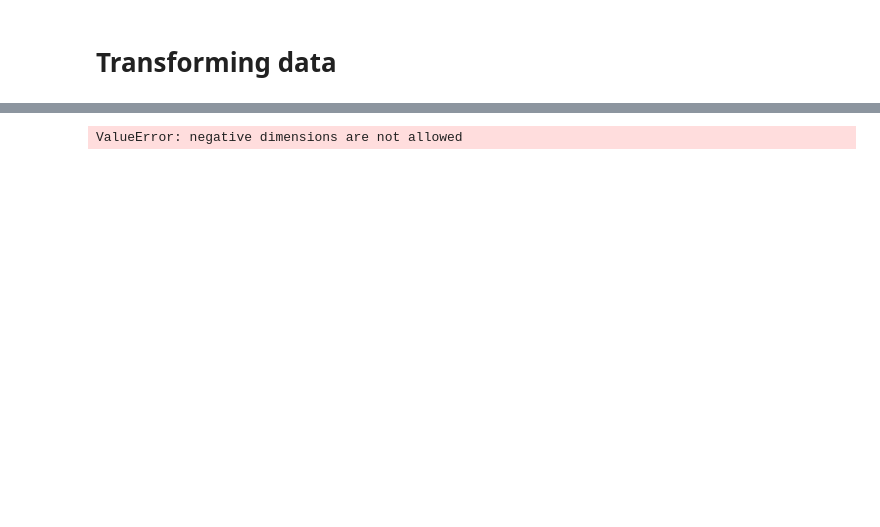
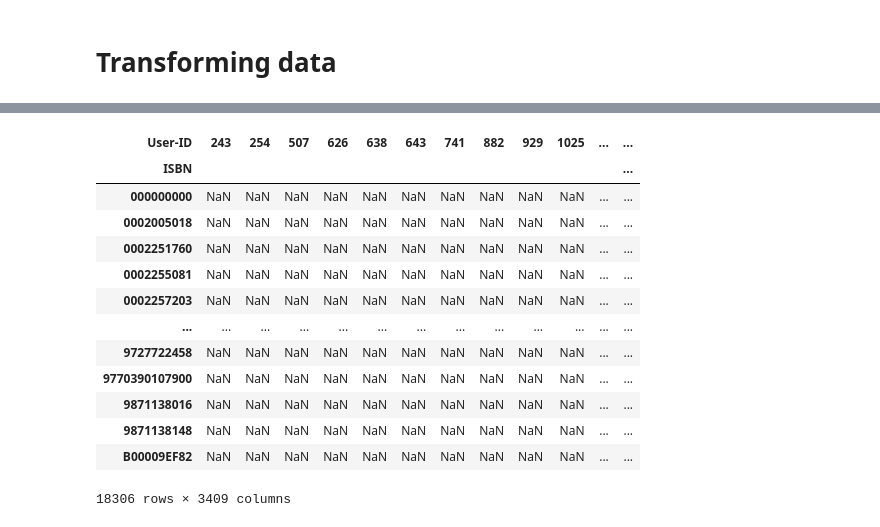
Before and after one commit to blazej32/book-recommendation, a Jupyter notebook: book-recommendation.ipynb, the cells around one changed output, grey strips where cells are left out. Drawn from its saved outputs; the diff is of its cells as text; code cells hidden in the pictures; blank space fills up the shorter version.

```diff
--- a/book-recommendation.ipynb
+++ b/book-recommendation.ipynb
@@ -155,9 +147,24 @@ We need to transform data into a more usable format for collaborative filtering
 # %%
-# Filter the ratings to exclude users with less than 10 ratings
-filtered_users = user_ratings[user_ratings >= 10].index
-filtered_ratings = ratings[ratings['User-ID'].isin(filtered_users)]
+# Filter out users and books under the threshold
+filtered_users = user_ratings[user_ratings >= 50].index
+filtered_books = book_ratings[book_ratings >= 10].index
+filtered_ratings = ratings[ratings['User-ID'].isin(filtered_users) & ratings['ISBN'].isin(filtered_books)]
 
+# Create Y matrix
 Y = filtered_ratings.pivot_table(index='ISBN', columns='User-ID', values='Book-Rating')
 Y
 # %% [output]
+| User-ID | 243 | 254 | 507 | 626 | 638 | 643 | 741 | 882 | 929 | 1025 | ... | ... |
+| ISBN |  |  |  |  |  |  |  |  |  |  |  | ... |
+| 000000000 | NaN | NaN | NaN | NaN | NaN | NaN | NaN | NaN | NaN | NaN | ... | ... |
+| 0002005018 | NaN | NaN | NaN | NaN | NaN | NaN | NaN | NaN | NaN | NaN | ... | ... |
+| 0002251760 | NaN | NaN | NaN | NaN | NaN | NaN | NaN | NaN | NaN | NaN | ... | ... |
+| 0002255081 | NaN | NaN | NaN | NaN | NaN | NaN | NaN | NaN | NaN | NaN | ... | ... |
+| 0002257203 | NaN | NaN | NaN | NaN | NaN | NaN | NaN | NaN | NaN | NaN | ... | ... |
+| ... | ... | ... | ... | ... | ... | ... | ... | ... | ... | ... | ... | ... |
+| 9727722458 | NaN | NaN | NaN | NaN | NaN | NaN | NaN | NaN | NaN | NaN | ... | ... |
+| 9770390107900 | NaN | NaN | NaN | NaN | NaN | NaN | NaN | NaN | NaN | NaN | ... | ... |
+| 9871138016 | NaN | NaN | NaN | NaN | NaN | NaN | NaN | NaN | NaN | NaN | ... | ... |
+| 9871138148 | NaN | NaN | NaN | NaN | NaN | NaN | NaN | NaN | NaN | NaN | ... | ... |
+| B00009EF82 | NaN | NaN | NaN | NaN | NaN | NaN | NaN | NaN | NaN | NaN | ... | ... |
-ValueError: negative dimensions are not allowed
+18306 rows × 3409 columns
```
Also changed, not shown: parts of 7 cells of this notebook.
